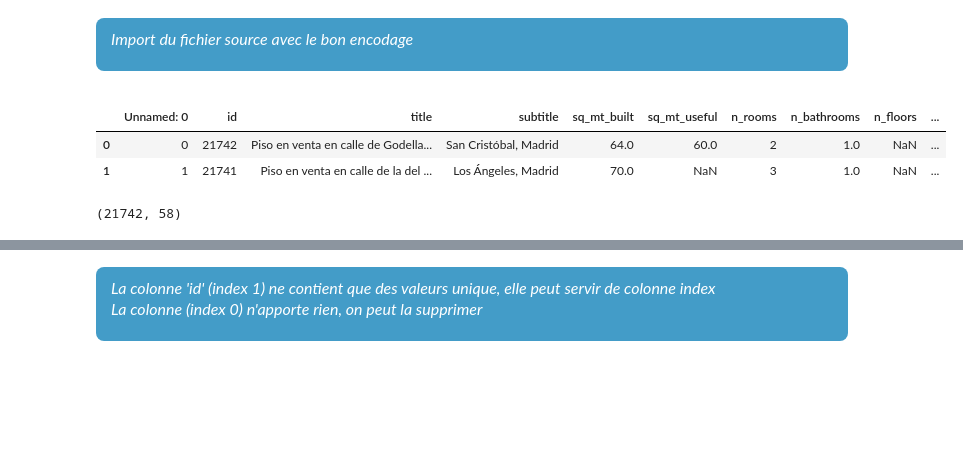
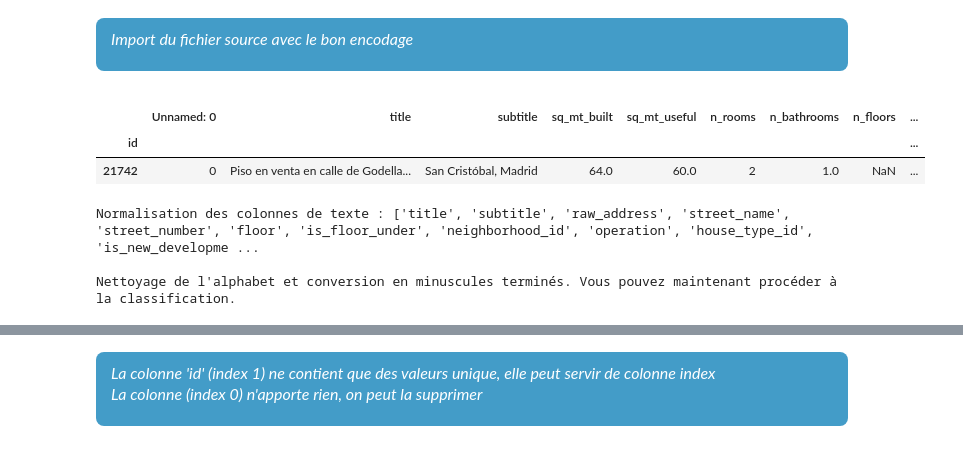
Before and after one commit to bruno-coulet/apartment-hunter, a Jupyter notebook: cleaning.ipynb, the cells around one changed output, grey strips where cells are left out. Cells and saved outputs as stored; diff of their text form; code cells hidden in the pictures; blank space fills up the shorter version.

Commit message:
Tous le nettoyage en instructions pandas

```diff
--- a/cleaning.ipynb
+++ b/cleaning.ipynb
@@ -50,15 +98,20 @@ print(encodage)
 </div>
 # %%
 pd.options.display.max_columns = None
-df = pd.read_csv("raw_data/houses_Madrid.csv", encoding='utf-8')
+df = pd.read_csv("raw_data/houses_Madrid.csv", encoding='utf-8', index_col=1)
 # df = pd.read_csv("raw_data/houses_Madrid.csv", encoding='utf_8_sig')
 # %%
-df.head(2)
+df.head(1)
 # %% [output]
-|  | Unnamed: 0 | id | title | subtitle | sq_mt_built | sq_mt_useful | n_rooms | n_bathrooms | n_floors | ... |
-| 0 | 0 | 21742 | Piso en venta en calle de Godella... | San Cristóbal, Madrid | 64.0 | 60.0 | 2 | 1.0 | NaN | ... |
-| 1 | 1 | 21741 | Piso en venta en calle de la del ... | Los Ángeles, Madrid | 70.0 | NaN | 3 | 1.0 | NaN | ... |
+|  | Unnamed: 0 | title | subtitle | sq_mt_built | sq_mt_useful | n_rooms | n_bathrooms | n_floors | ... |
+| id |  |  |  |  |  |  |  |  | ... |
+| 21742 | 0 | Piso en venta en calle de Godella... | San Cristóbal, Madrid | 64.0 | 60.0 | 2 | 1.0 | NaN | ... |
-# %%
-df.shape
-# %% [output]
-(21742, 58)
+# %%
+# Appliquer la normalisation au DataFrame après l'importation
+df = normalize_all_text_columns(df)
+
+print("\nNettoyage de l'alphabet et conversion en minuscules terminés. Vous pouvez maintenant procéder à la classification.")
+# %% [output]
+Normalisation des colonnes de texte : ['title', 'subtitle', 'raw_address', 'street_name', 'street_number', 'floor', 'is_floor_under', 'neighborhood_id', 'operation', 'house_type_id', 'is_new_developme ...
+
+Nettoyage de l'alphabet et conversion en minuscules terminés. Vous pouvez maintenant procéder à la classification.
```
Also changed, not shown: parts of 22 cells of this notebook, 3 other files.
